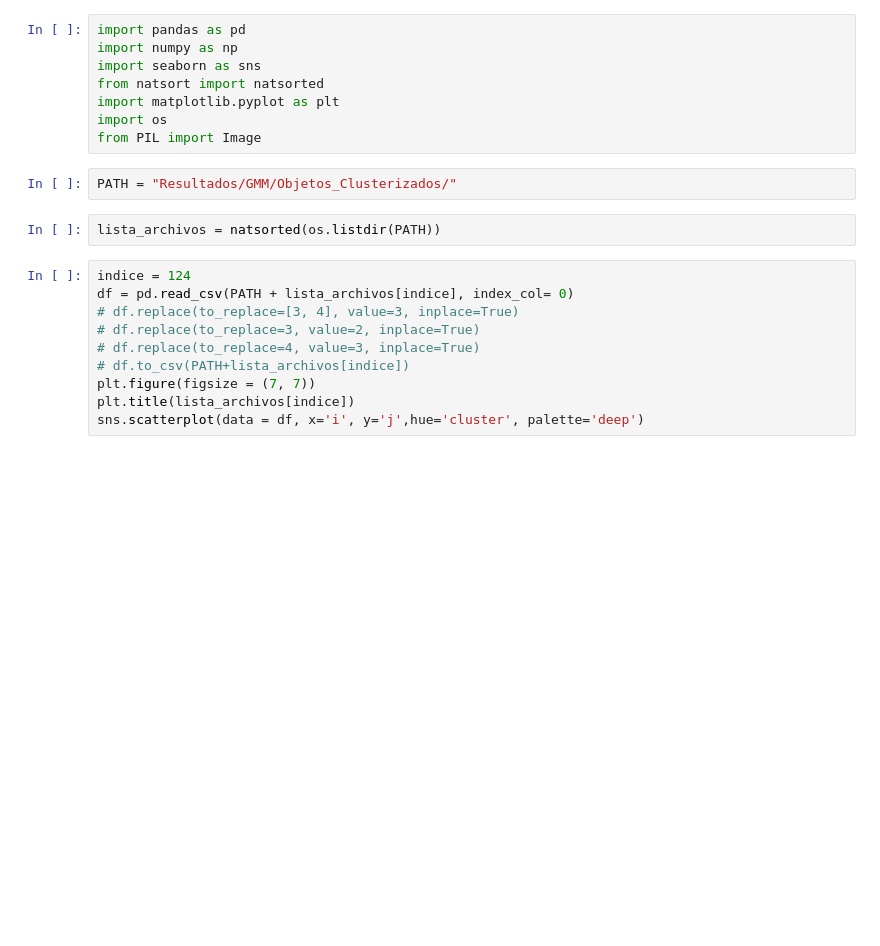
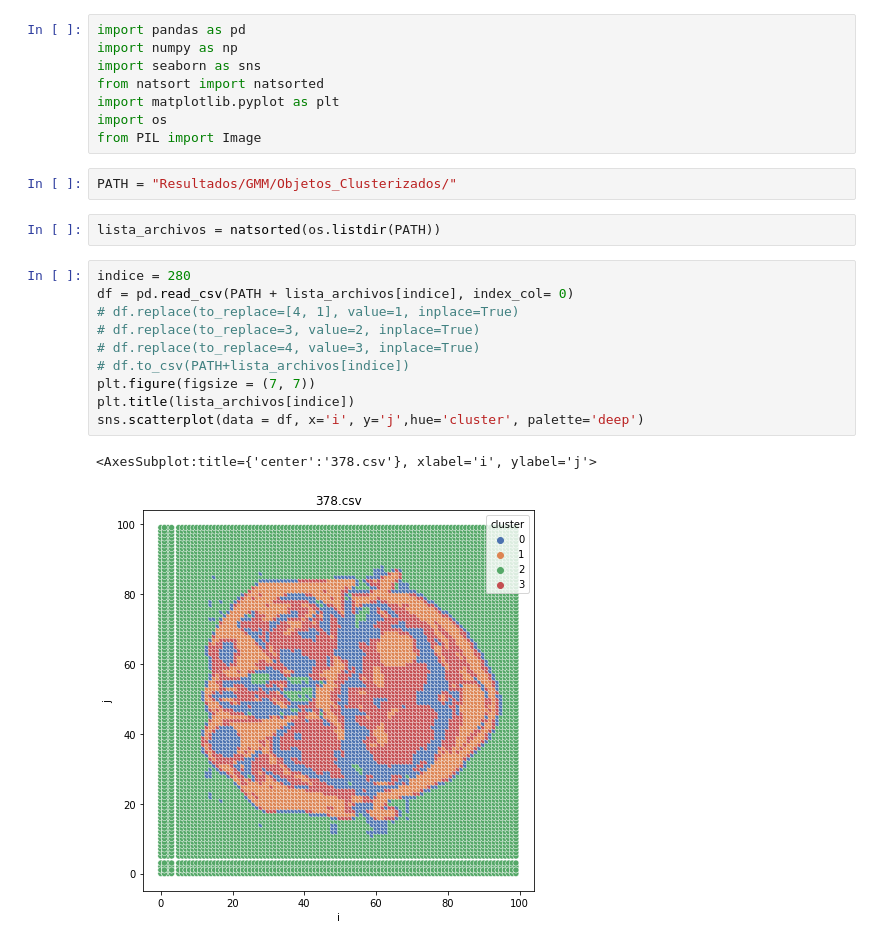
Before and after one commit to JerM1609/IA-P002, a Jupyter notebook: src/GMM_3_Etiquetado.ipynb, the cells around one changed output. Saved outputs shown, nothing was run; the diff lists cells and outputs as text; blank space fills up the shorter version.

```diff
--- a/src/GMM_3_Etiquetado.ipynb
+++ b/src/GMM_3_Etiquetado.ipynb
@@ -11,15 +11,18 @@ PATH = "Resultados/GMM/Objetos_Clusterizados/"
 # %%
 lista_archivos = natsorted(os.listdir(PATH))
 # %%
-indice = 124
+indice = 280
 df = pd.read_csv(PATH + lista_archivos[indice], index_col= 0)
-# df.replace(to_replace=[3, 4], value=3, inplace=True)
+# df.replace(to_replace=[4, 1], value=1, inplace=True)
 # df.replace(to_replace=3, value=2, inplace=True)
 # df.replace(to_replace=4, value=3, inplace=True)
 # df.to_csv(PATH+lista_archivos[indice])
 plt.figure(figsize = (7, 7))
 plt.title(lista_archivos[indice])
 sns.scatterplot(data = df, x='i', y='j',hue='cluster', palette='deep')
+# %% [output]
+<AxesSubplot:title={'center':'378.csv'}, xlabel='i', ylabel='j'>
+[figure, added]
 # %%
 plt.figure(figsize = (5, 5))
 plt.title(lista_archivos[indice])
```
Also changed, not shown: parts of 4 cells of this notebook, 14 other files.
